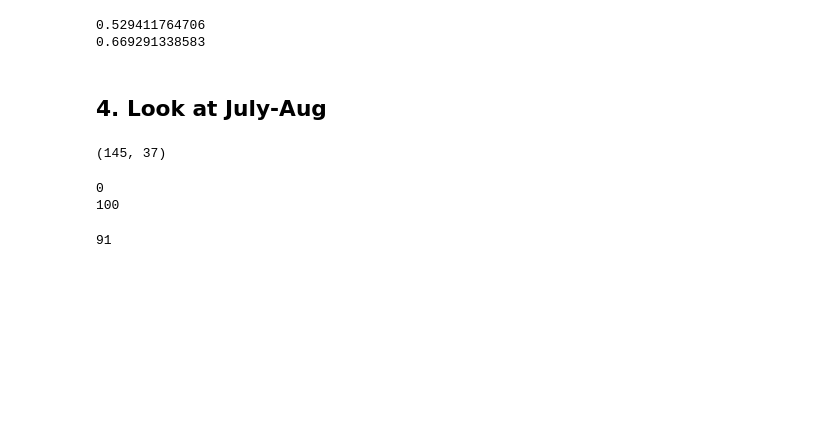
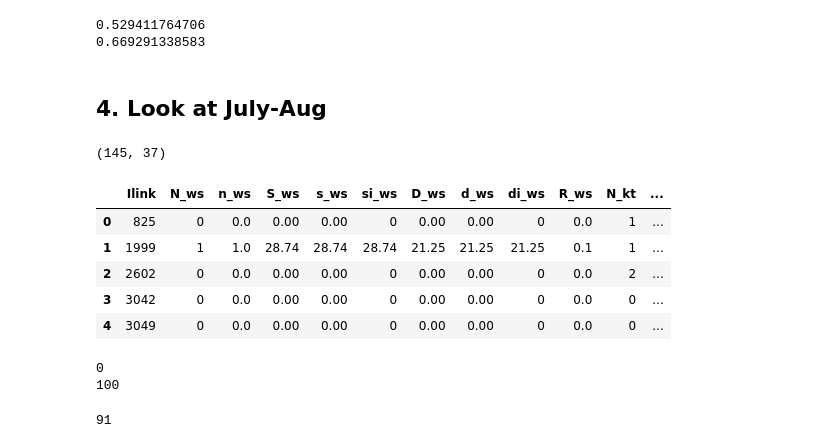
Before and after one commit to alexander-pan/Ecommerce, a Jupyter notebook: Data_Exploration.ipynb, the cells around one changed output. Cells and saved outputs as stored; diff of their text form; code cells hidden in the pictures; blank space fills up the shorter version.

```diff
--- a/Data_Exploration.ipynb
+++ b/Data_Exploration.ipynb
@@ -449,6 +458,15 @@ table4.reset_index(drop=True,inplace=True)
 table4.shape
 # %% [output]
 (145, 37)
+# %%
+table4.head()
+# %% [output]
+|  | Ilink | N_ws | n_ws | S_ws | s_ws | si_ws | D_ws | d_ws | di_ws | R_ws | N_kt | ... |
+| 0 | 825 | 0 | 0.0 | 0.00 | 0.00 | 0 | 0.00 | 0.00 | 0 | 0.0 | 1 | ... |
+| 1 | 1999 | 1 | 1.0 | 28.74 | 28.74 | 28.74 | 21.25 | 21.25 | 21.25 | 0.1 | 1 | ... |
+| 2 | 2602 | 0 | 0.0 | 0.00 | 0.00 | 0 | 0.00 | 0.00 | 0 | 0.0 | 2 | ... |
+| 3 | 3042 | 0 | 0.0 | 0.00 | 0.00 | 0 | 0.00 | 0.00 | 0 | 0.0 | 0 | ... |
+| 4 | 3049 | 0 | 0.0 | 0.00 | 0.00 | 0 | 0.00 | 0.00 | 0 | 0.0 | 0 | ... |
 # %%
 July_Users = {'Woven Shirts': [],
          'Knit Tops': [],
```
Also changed, not shown: parts of 1 cell of this notebook.
